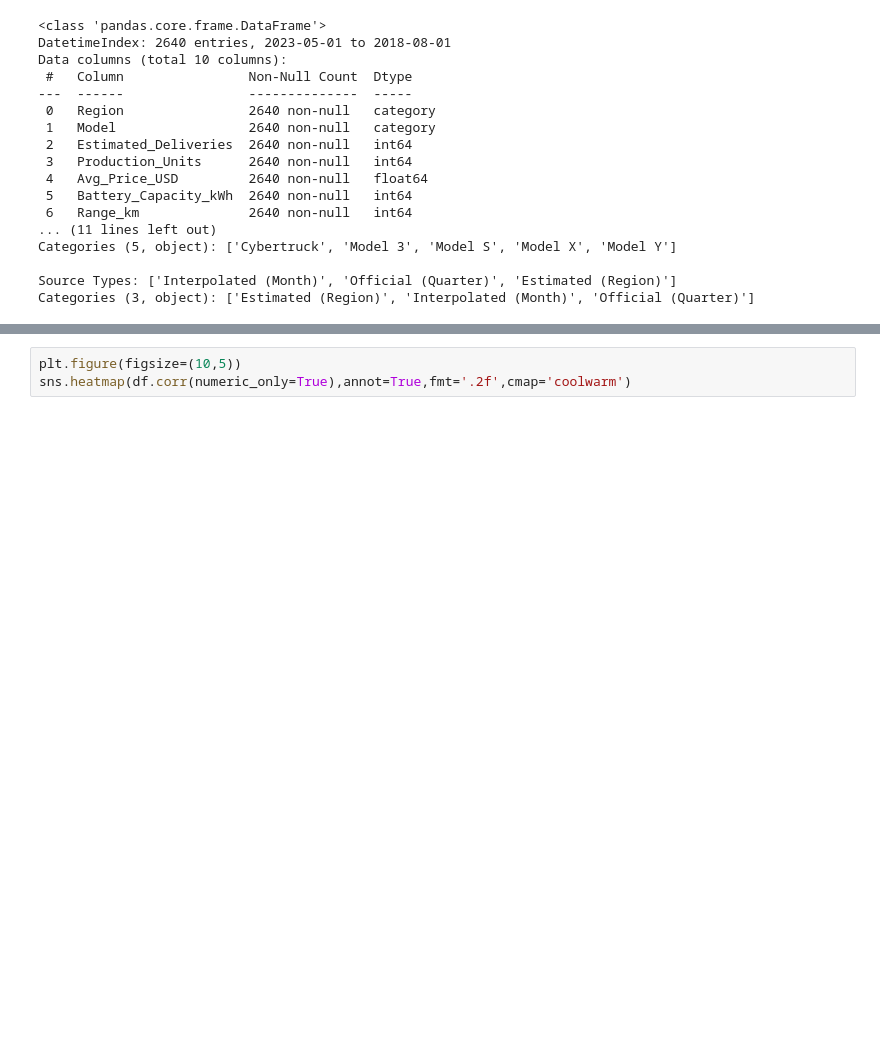
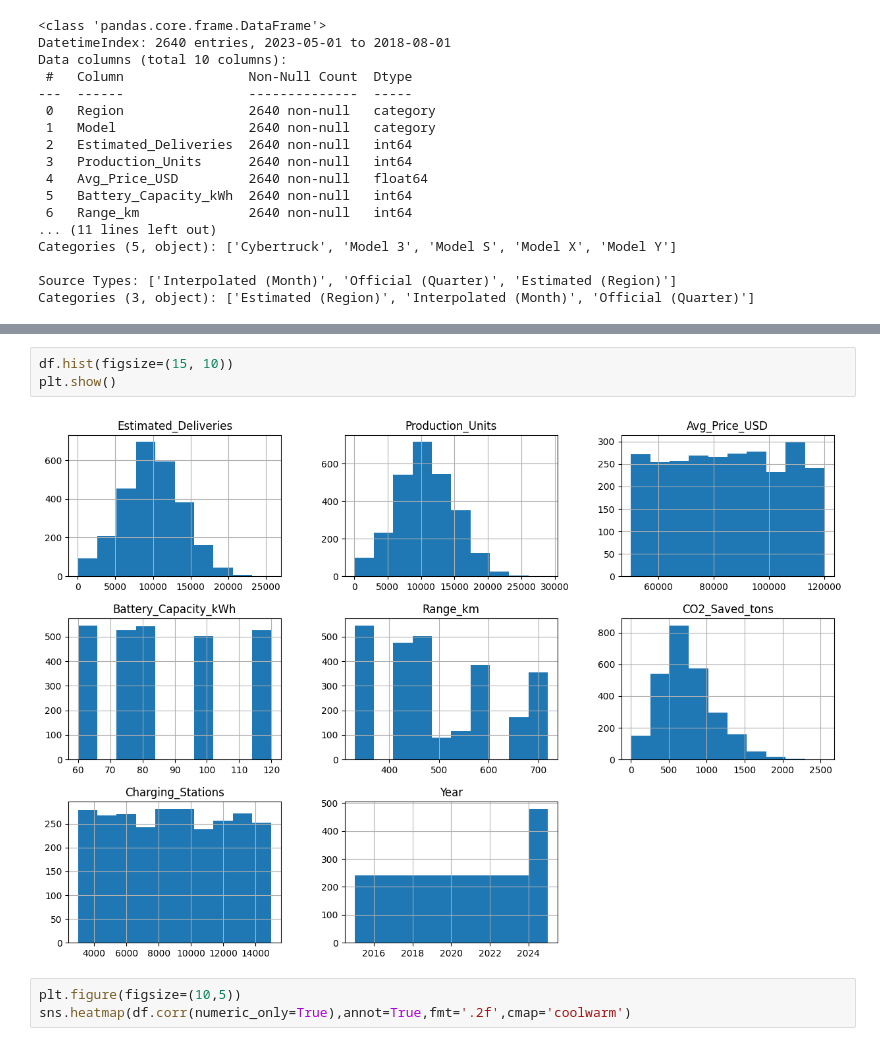
Before and after one commit to ThiagoPBorges/Tesla-Deliveries-and-Production, a Jupyter notebook: 03_exploratory_data_analysis.ipynb, the cells around one changed output, grey strips where cells are left out. Saved outputs shown, nothing was run; the diff lists cells and outputs as text; blank space fills up the shorter version.

```diff
--- a/03_exploratory_data_analysis.ipynb
+++ b/03_exploratory_data_analysis.ipynb
@@ -46,3 +54,8 @@ df.describe().T
+# %%
+df.hist(figsize=(15, 10))
+plt.show()
+# %% [output]
+[figure, added]
 # %%
 plt.figure(figsize=(10,5))
 sns.heatmap(df.corr(numeric_only=True),annot=True,fmt='.2f',cmap='coolwarm')
```
Also changed, not shown: parts of 10 cells of this notebook.
